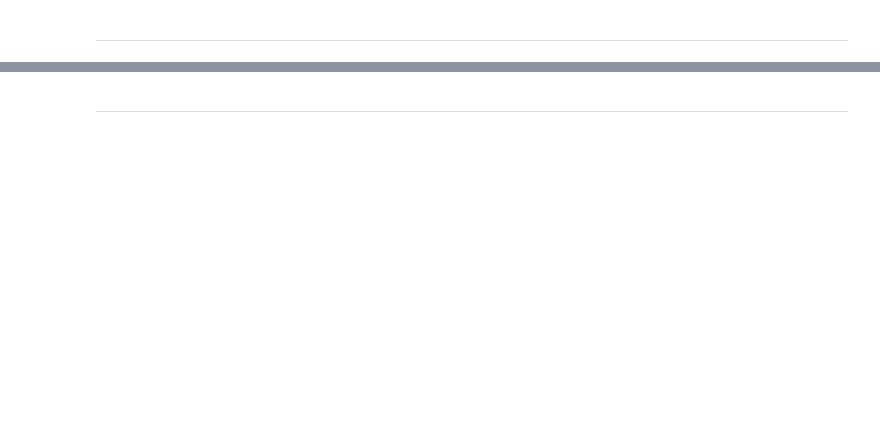
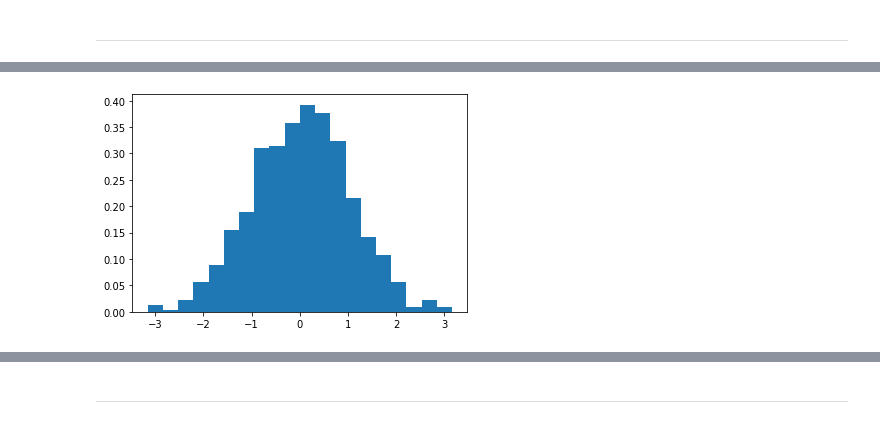
Before and after one commit to asmithh/network-science-data-book, a Jupyter notebook: class_01_python_refresher.ipynb, the cells around one changed output, grey strips where cells are left out. Drawn from its saved outputs; the diff is of its cells as text; code cells hidden in the pictures; blank space fills up the shorter version.

```diff
--- a/class_01_python_refresher.ipynb
+++ b/class_01_python_refresher.ipynb
@@ -1303,0 +1806,4 @@ ___________
+# %%
+plt.hist(data,bins=20,density=True);
+# %% [output]
+[figure, added]
```
Also changed, not shown: parts of 157 cells of this notebook, 21 other files.
